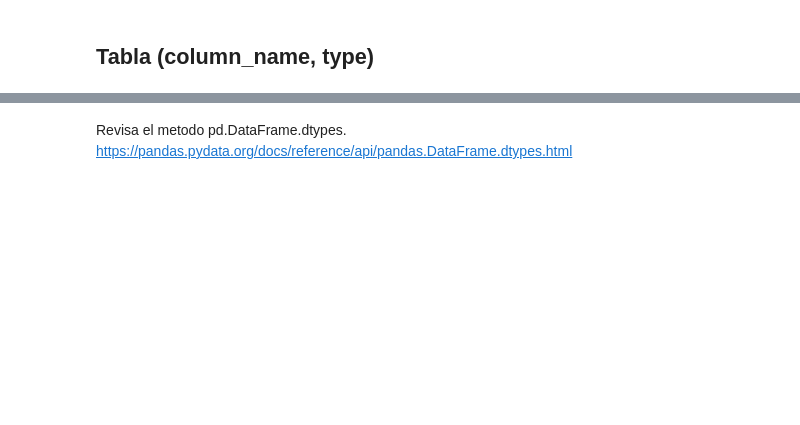
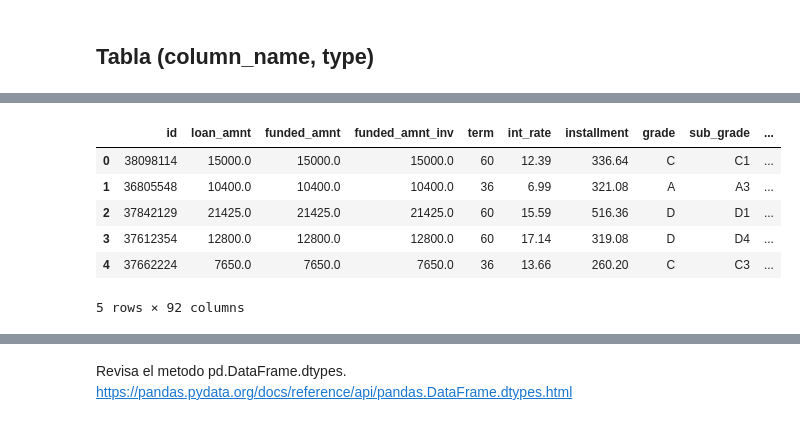
Before and after one commit to sonder-art/fdd_o24, a Jupyter notebook: tareas/207898/pandas/09_limpieza_pandas.ipynb, the cells around one changed output, grey strips where cells are left out. Cells and saved outputs as stored; diff of their text form; code cells hidden in the pictures; blank space fills up the shorter version.

```diff
--- a/tareas/207898/pandas/09_limpieza_pandas.ipynb
+++ b/tareas/207898/pandas/09_limpieza_pandas.ipynb
@@ -51,0 +262,12 @@ Documentacion: https://pandas.pydata.org/docs/reference/api/pandas.read_csv.html
+# %%
+#Para term mejor los convertimos a int, porque son los plazos en meses
+loans['term'] = loans['term'].str.strip().str.replace('months', '').astype(int)
+loans.head()
+# %% [output]
+|  | id | loan_amnt | funded_amnt | funded_amnt_inv | term | int_rate | installment | grade | sub_grade | ... |
+| 0 | 38098114 | 15000.0 | 15000.0 | 15000.0 | 60 | 12.39 | 336.64 | C | C1 | ... |
+| 1 | 36805548 | 10400.0 | 10400.0 | 10400.0 | 36 | 6.99 | 321.08 | A | A3 | ... |
+| 2 | 37842129 | 21425.0 | 21425.0 | 21425.0 | 60 | 15.59 | 516.36 | D | D1 | ... |
+| 3 | 37612354 | 12800.0 | 12800.0 | 12800.0 | 60 | 17.14 | 319.08 | D | D4 | ... |
+| 4 | 37662224 | 7650.0 | 7650.0 | 7650.0 | 36 | 13.66 | 260.20 | C | C3 | ... |
+5 rows × 92 columns
```
Also changed, not shown: parts of 78 cells of this notebook.
